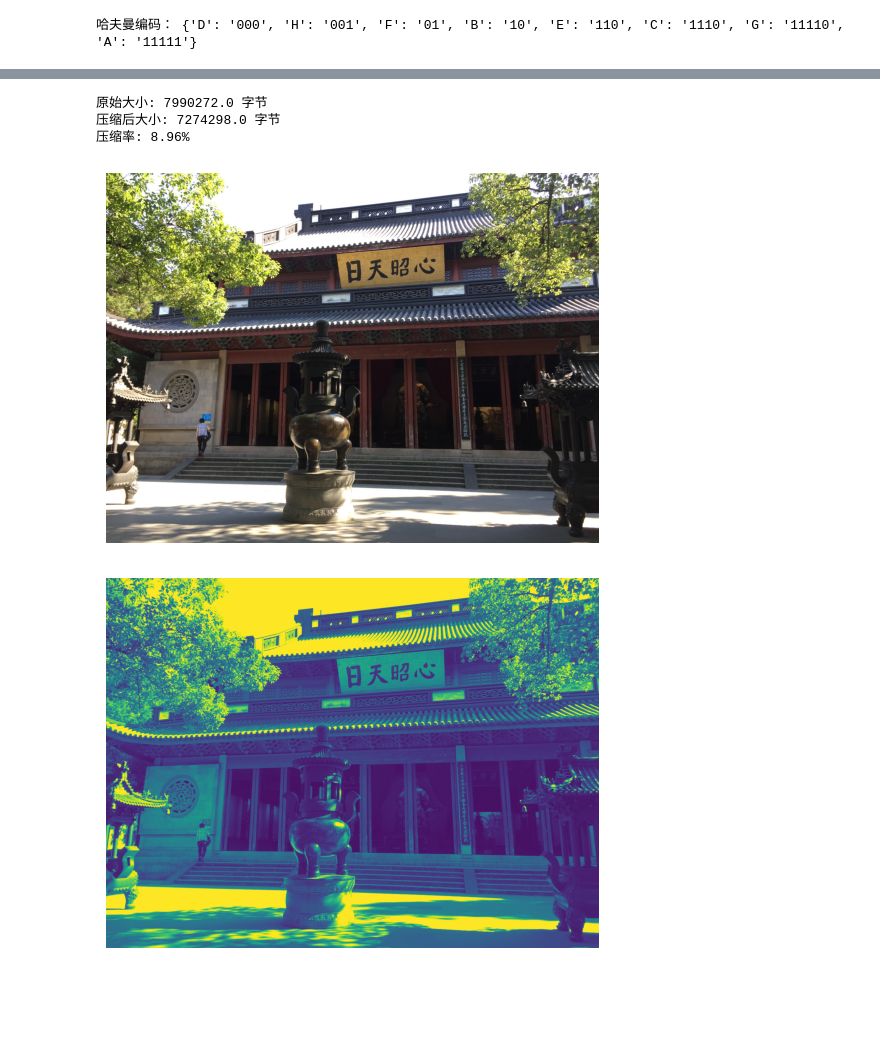
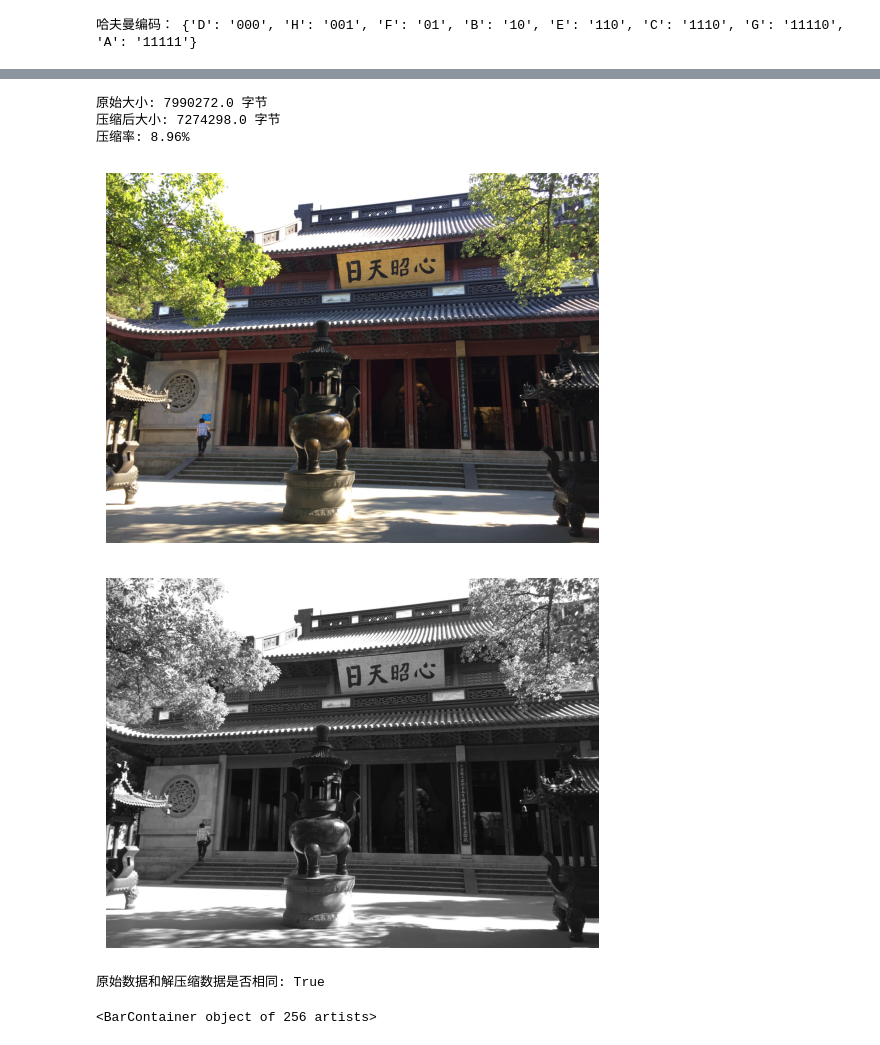
Before and after one commit to 333-he/data-structure, a Jupyter notebook: HUFFMAN_TREE.ipynb, the cells around one changed output, grey strips where cells are left out. Cells and saved outputs as stored; diff of their text form; code cells hidden in the pictures; blank space fills up the shorter version.

```diff
--- a/HUFFMAN_TREE.ipynb
+++ b/HUFFMAN_TREE.ipynb
@@ -248,32 +248,37 @@ decompressed_image = Image.fromarray(decompressed_data)
 original_size = image_data.size * 8  # 以比特为单位
 compressed_size = len(compressed_bytes) * 8
 compression_ratio = calculate_compression_ratio(original_size, compressed_size)
 
 print(f"原始大小: {original_size/8} 字节")
 print(f"压缩后大小: {compressed_size/8} 字节")
 print(f"压缩率: {compression_ratio:.2f}%")
 
 # 9. 保存并显示压缩前后图像
 # 用Pillow打开图片
 img = Image.open(image)
 
 # 显示图片（使用matplotlib）
 plt.imshow(img)
 plt.axis('off')  # 关闭坐标轴
 plt.show()
 decompressed_image.save('decompressed_image.jpeg')
 #decompressed_image.show()
 img2 = Image.open('decompressed_image.jpeg')
 
 # 显示图片（使用matplotlib）
-plt.imshow(img2)
+plt.imshow(img2,cmap = 'gray')
 plt.axis('off')  # 关闭坐标轴
 plt.show()
 
 #显示像素频率图
+identical = np.array_equal(image_data, decompressed_data)
+print(f"原始数据和解压缩数据是否相同: {identical}")
+plt.bar(freq_dict.keys(), freq_dict.values())
 # %% [output]
 原始大小: 7990272.0 字节
 压缩后大小: 7274298.0 字节
 压缩率: 8.96%
 [figure]
-[figure, old version]
+[figure, new version]
+原始数据和解压缩数据是否相同: True
+<BarContainer object of 256 artists>
```
Also changed, not shown: parts of 3 cells of this notebook, 2 other files.
